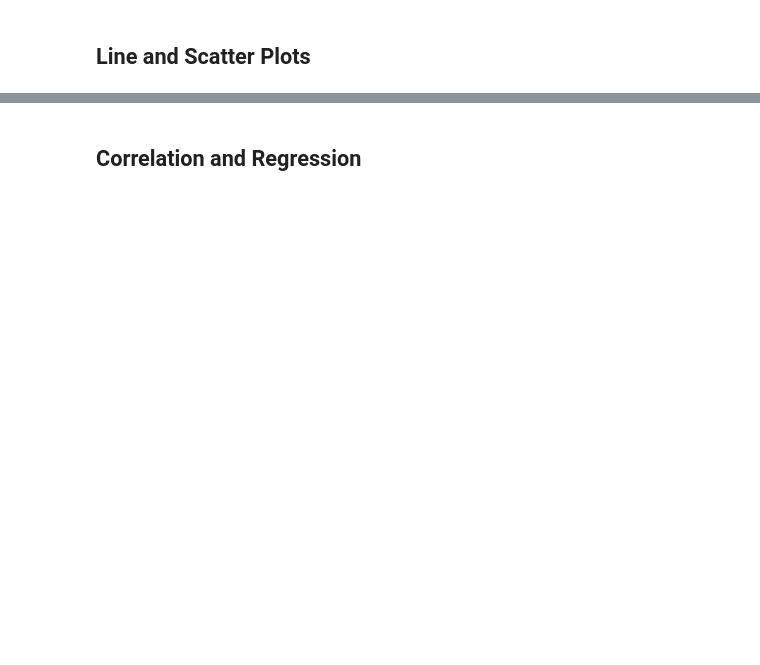
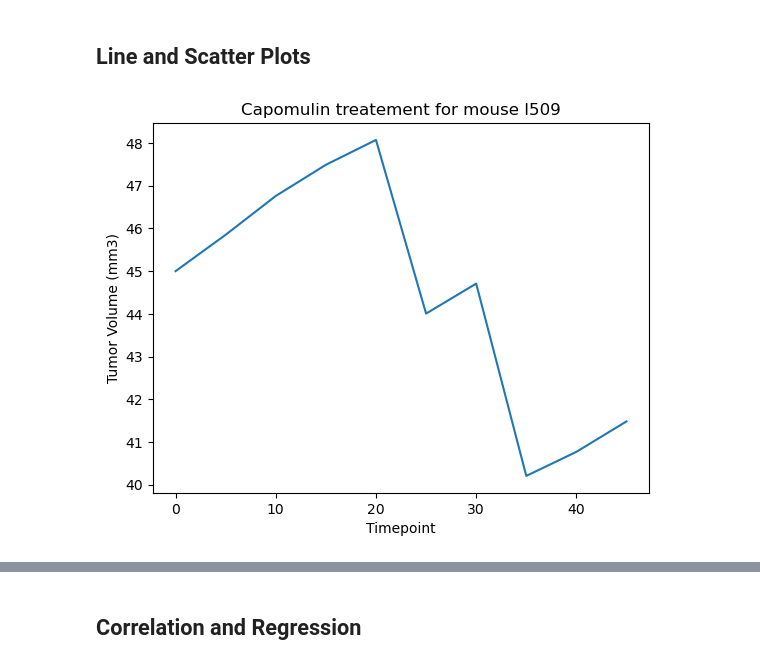
Before and after one commit to ldevlysh314/HomeWork6, a Jupyter notebook: pymaceuticals_analysis.ipynb, the cells around one changed output, grey strips where cells are left out. Saved outputs shown, nothing was run; the diff lists cells and outputs as text; code cells hidden in the pictures; blank space fills up the shorter version.

```diff
--- a/pymaceuticals_analysis.ipynb
+++ b/pymaceuticals_analysis.ipynb
@@ -319,5 +284,18 @@ KeyError: 'Tumor Vol (mm3)'
 ## Line and Scatter Plots
 # %%
 # Generate a line plot of tumor volume vs. time point for a single mouse treated with Capomulin
+capomulin_table = mice_study_clean.loc[mice_study_clean["Drug Regimen"] == "Capomulin"]
+
+mouse_data = capomulin_table.loc[capomulin_table["Mouse ID"] == 'l509']
+mouse_data
+plt.plot(mouse_data["Timepoint"], mouse_data["Tumor Volume (mm3)"])
+
+plt.title('Capomulin treatement for mouse l509')
+plt.ylabel('Tumor Volume (mm3)')
+plt.xlabel('Timepoint')
+
+plt.show()
+# %% [output]
+[figure, added]
 # %%
 # Generate a scatter plot of mouse weight vs. the average observed tumor volume for the entire Capomulin regimen
```
Also changed, not shown: parts of 11 cells of this notebook.
